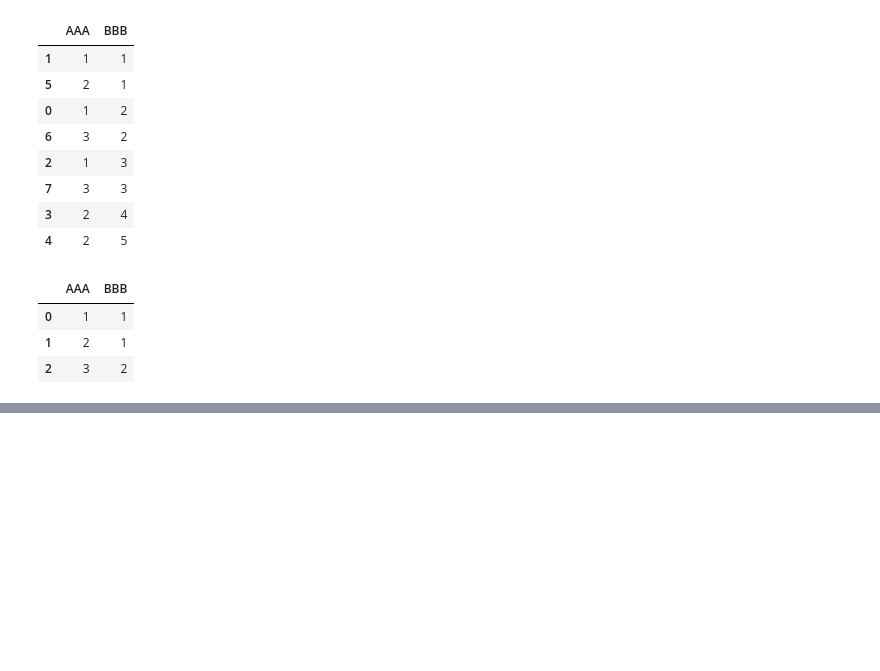
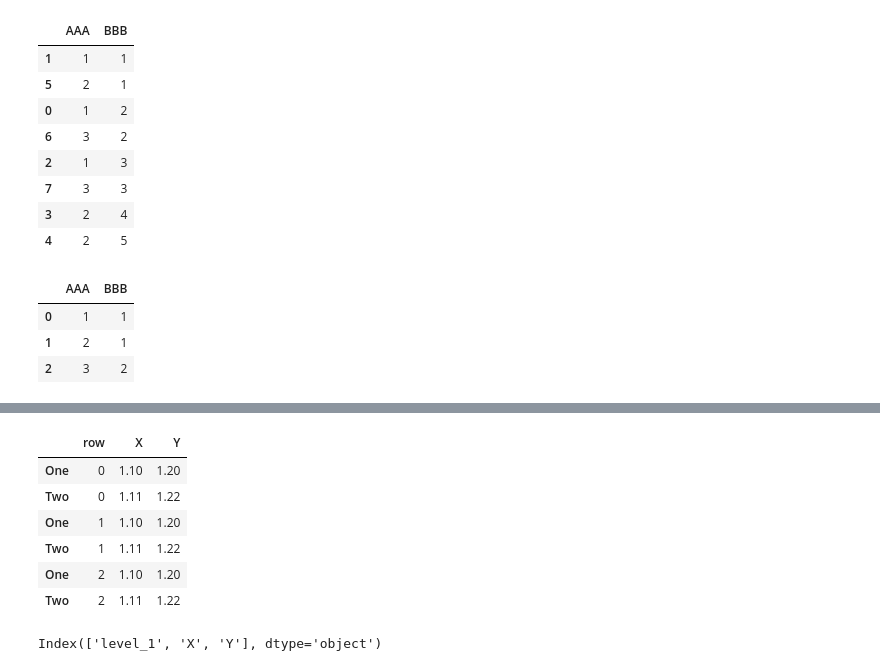
Before and after one commit to hyperpace/study_ML, a Jupyter notebook: tutorial_pandas/tutorial_pandas.ipynb, the cells around one changed output, grey strips where cells are left out. Drawn from its saved outputs; the diff is of its cells as text; code cells hidden in the pictures; blank space fills up the shorter version.

```diff
--- a/tutorial_pandas/tutorial_pandas.ipynb
+++ b/tutorial_pandas/tutorial_pandas.ipynb
@@ -271,0 +330,14 @@ df.sort_values(by="BBB").groupby("AAA", as_index=False).first()
+# %%
+df
+# %% [output]
+|  | row | X | Y |
+| One | 0 | 1.10 | 1.20 |
+| Two | 0 | 1.11 | 1.22 |
+| One | 1 | 1.10 | 1.20 |
+| Two | 1 | 1.11 | 1.22 |
+| One | 2 | 1.10 | 1.20 |
+| Two | 2 | 1.11 | 1.22 |
+# %%
+df.columns
+# %% [output]
+Index(['level_1', 'X', 'Y'], dtype='object')
```
Also changed, not shown: parts of 7 cells of this notebook, 6 other files.
